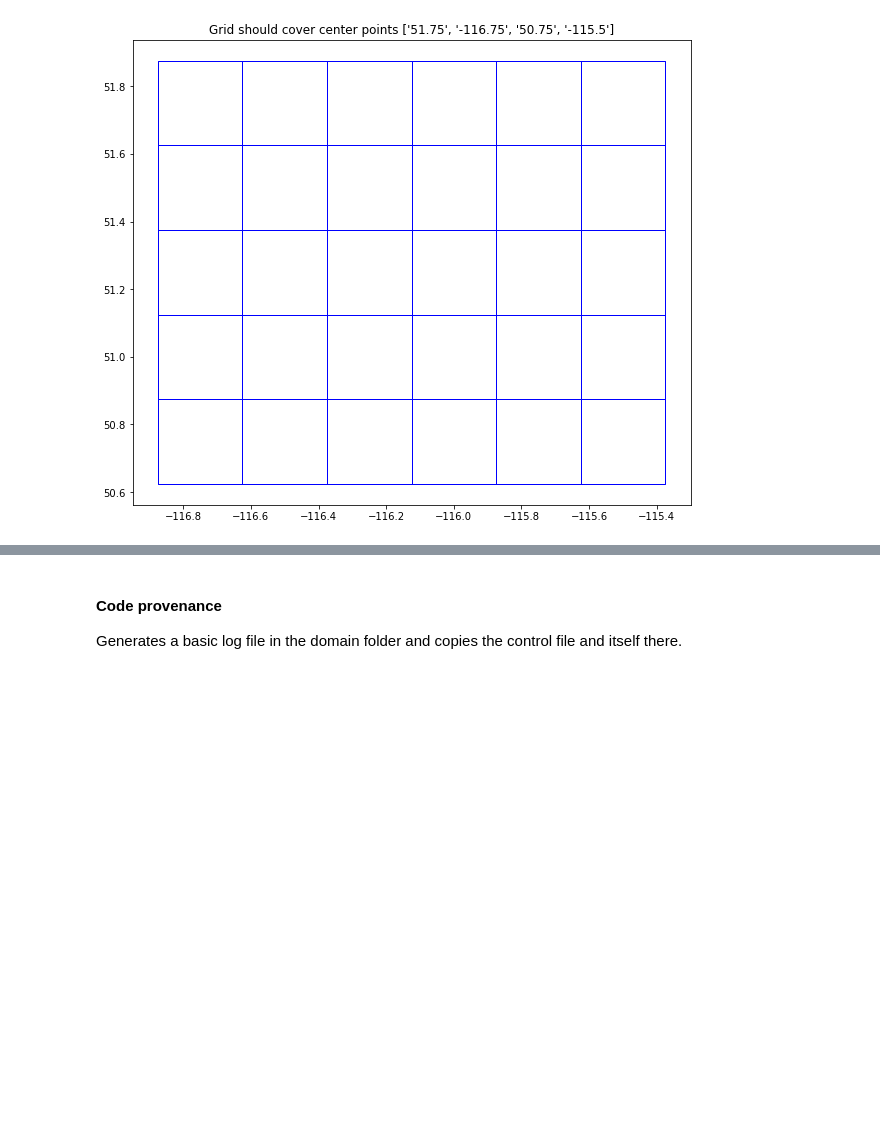
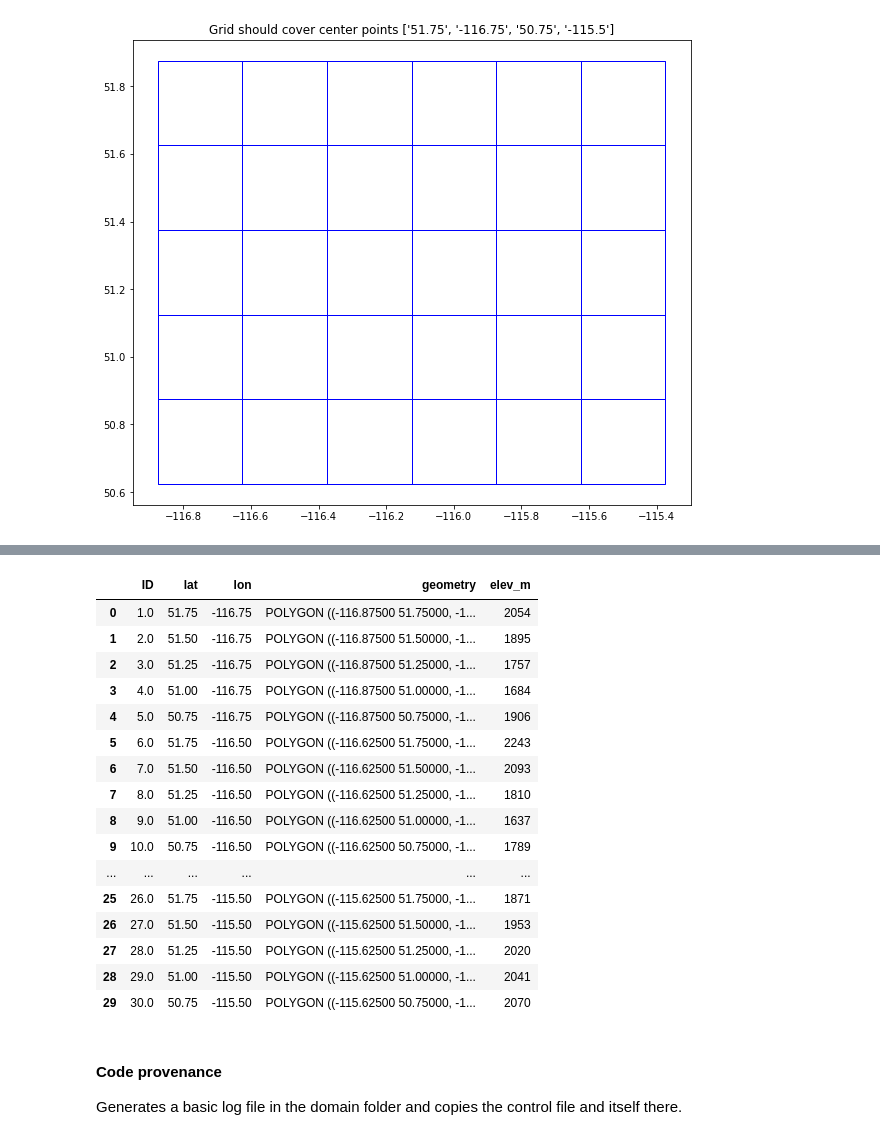
Before and after one commit to CH-Earth/CWARHM, a Jupyter notebook: 3a_forcing/3_create_shapefile/create_ERA5_shapefile.ipynb, the cells around one changed output, grey strips where cells are left out. Saved outputs shown, nothing was run; the diff lists cells and outputs as text; code cells hidden in the pictures; blank space fills up the shorter version.

```diff
--- a/3a_forcing/3_create_shapefile/create_ERA5_shapefile.ipynb
+++ b/3a_forcing/3_create_shapefile/create_ERA5_shapefile.ipynb
@@ -151,0 +180,40 @@ plt.title('Grid should cover center points {}'.format(coordinates));
+# %%
+# Open shapefile (again)
+shp = gpd.read_file( shapePath / shapeName )
+# %%
+# Define the constant
+g = 9.80665
+# %%
+# Add new column to shapefile
+shp = shp.assign(elev_m = -999)  # insert a placeholder value
+# %%
+# For each row in the shapefile, match its ERA5 lat/lon coordinates
+# with those in the 'geo' file and extract the appropriate geopotential
+for index, row in shp.iterrows():
+
+    # Find elevation
+    elev = geo['z'].sel(latitude = row['lat'], longitude=row['lon']).values.flatten() / g
+
+    # Add elevation into shapefile
+    shp.at[index,'elev_m'] = elev[0]
+# %%
+# Check
+shp
+# %% [output]
+|  | ID | lat | lon | geometry | elev_m |
+| 0 | 1.0 | 51.75 | -116.75 | POLYGON ((-116.87500 51.75000, -1... | 2054 |
+| 1 | 2.0 | 51.50 | -116.75 | POLYGON ((-116.87500 51.50000, -1... | 1895 |
+| 2 | 3.0 | 51.25 | -116.75 | POLYGON ((-116.87500 51.25000, -1... | 1757 |
+| 3 | 4.0 | 51.00 | -116.75 | POLYGON ((-116.87500 51.00000, -1... | 1684 |
+| 4 | 5.0 | 50.75 | -116.75 | POLYGON ((-116.87500 50.75000, -1... | 1906 |
+| 5 | 6.0 | 51.75 | -116.50 | POLYGON ((-116.62500 51.75000, -1... | 2243 |
+| 6 | 7.0 | 51.50 | -116.50 | POLYGON ((-116.62500 51.50000, -1... | 2093 |
+| 7 | 8.0 | 51.25 | -116.50 | POLYGON ((-116.62500 51.25000, -1... | 1810 |
+| 8 | 9.0 | 51.00 | -116.50 | POLYGON ((-116.62500 51.00000, -1... | 1637 |
+| 9 | 10.0 | 50.75 | -116.50 | POLYGON ((-116.62500 50.75000, -1... | 1789 |
+| ... | ... | ... | ... | ... | ... |
+| 25 | 26.0 | 51.75 | -115.50 | POLYGON ((-115.62500 51.75000, -1... | 1871 |
+| 26 | 27.0 | 51.50 | -115.50 | POLYGON ((-115.62500 51.50000, -1... | 1953 |
+| 27 | 28.0 | 51.25 | -115.50 | POLYGON ((-115.62500 51.25000, -1... | 2020 |
+| 28 | 29.0 | 51.00 | -115.50 | POLYGON ((-115.62500 51.00000, -1... | 2041 |
+| 29 | 30.0 | 50.75 | -115.50 | POLYGON ((-115.62500 50.75000, -1... | 2070 |
```
Also changed, not shown: parts of 12 cells of this notebook, 1 other file.
